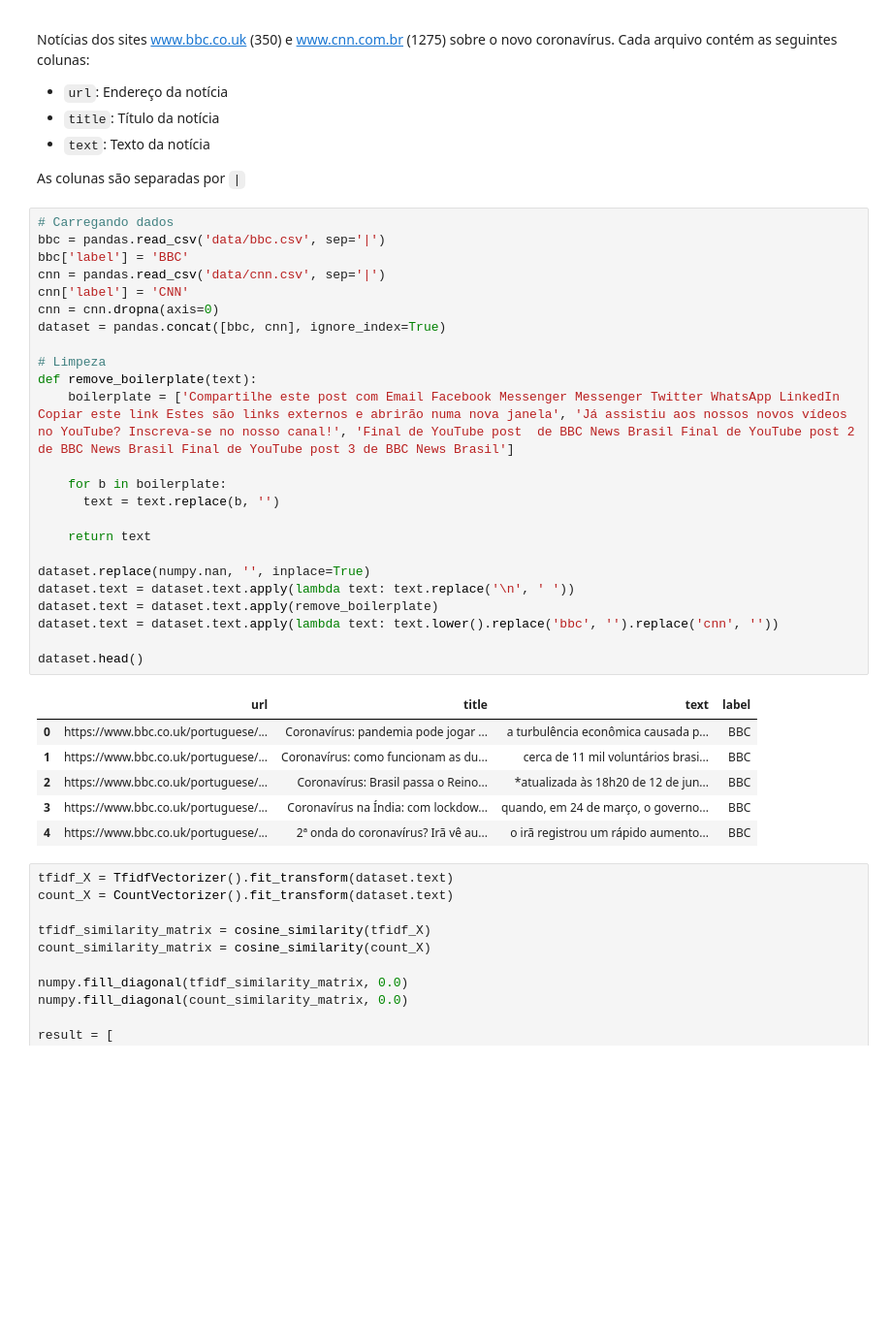
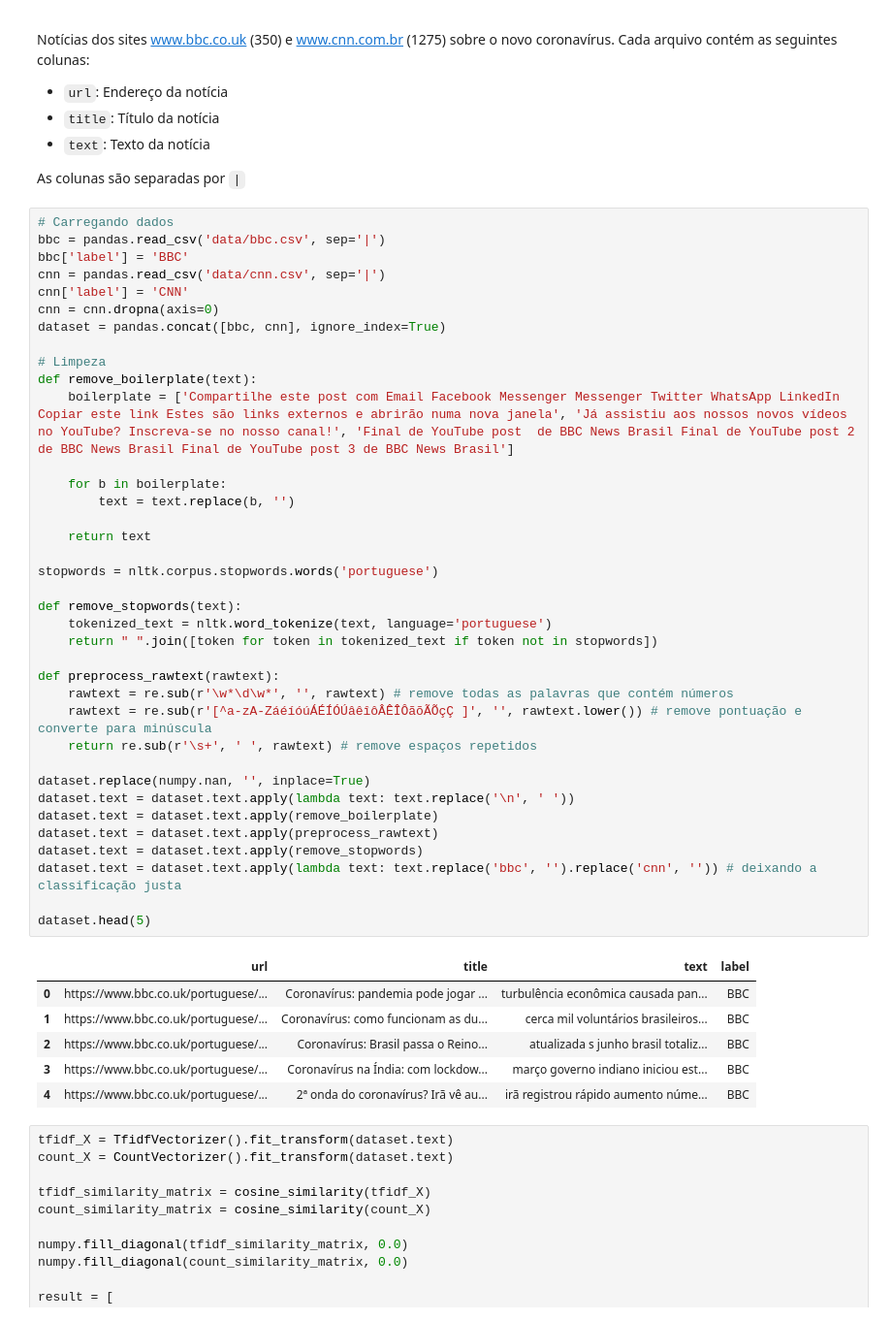
Before and after one commit to valeriojr/ecom063-pln, a Jupyter notebook: Processamento de linguagem natural - 3ª lista de exercícios.ipynb, the cells around one changed output. Shown at 97% size. Cells and saved outputs as stored; diff of their text form; blank space fills up the shorter version.

```diff
--- a/Processamento de linguagem natural - 3ª lista de exercícios.ipynb
+++ b/Processamento de linguagem natural - 3ª lista de exercícios.ipynb
@@ -74,34 +75,47 @@ As colunas são separadas por `|`
 # %%
 # Carregando dados
 bbc = pandas.read_csv('data/bbc.csv', sep='|')
 bbc['label'] = 'BBC'
 cnn = pandas.read_csv('data/cnn.csv', sep='|')
 cnn['label'] = 'CNN'
 cnn = cnn.dropna(axis=0)
 dataset = pandas.concat([bbc, cnn], ignore_index=True)
 
 # Limpeza
 def remove_boilerplate(text):
     boilerplate = ['Compartilhe este post com Email Facebook Messenger Messenger Twitter WhatsApp LinkedIn Copiar este link Estes são links externos e abrirão numa nova janela', 'Já assistiu aos nossos novos vídeos no YouTube? Inscreva-se no nosso canal!', 'Final de YouTube post  de BBC News Brasil Final de YouTube post 2 de BBC News Brasil Final de YouTube post 3 de BBC News Brasil']
 
     for b in boilerplate:
-      text = text.replace(b, '')
+        text = text.replace(b, '')
 
     return text
+
+stopwords = nltk.corpus.stopwords.words('portuguese')
+
+def remove_stopwords(text):
+    tokenized_text = nltk.word_tokenize(text, language='portuguese')
+    return " ".join([token for token in tokenized_text if token not in stopwords])
+
+def preprocess_rawtext(rawtext):
+    rawtext = re.sub(r'\w*\d\w*', '', rawtext) # remove todas as palavras que contém números
+    rawtext = re.sub(r'[^a-zA-ZáéíóúÁÉÍÓÚâêîôÂÊÎÔãõÃÕçÇ ]', '', rawtext.lower()) # remove pontuação e converte para minúscula
+    return re.sub(r'\s+', ' ', rawtext) # remove espaços repetidos
 
 dataset.replace(numpy.nan, '', inplace=True)
 dataset.text = dataset.text.apply(lambda text: text.replace('\n', ' '))
 dataset.text = dataset.text.apply(remove_boilerplate)
-dataset.text = dataset.text.apply(lambda text: text.lower().replace('bbc', '').replace('cnn', ''))
+dataset.text = dataset.text.apply(preprocess_rawtext)
+dataset.text = dataset.text.apply(remove_stopwords)
+dataset.text = dataset.text.apply(lambda text: text.replace('bbc', '').replace('cnn', '')) # deixando a classificação justa
 
-dataset.head()
+dataset.head(5)
 # %% [output]
 |  | url | title | text | label |
-| 0 | https://www.bbc.co.uk/portuguese/... | Coronavírus: pandemia pode jogar ... | a turbulência econômica causada p... | BBC |
-| 1 | https://www.bbc.co.uk/portuguese/... | Coronavírus: como funcionam as du... | cerca de 11 mil voluntários brasi... | BBC |
-| 2 | https://www.bbc.co.uk/portuguese/... | Coronavírus: Brasil passa o Reino... | *atualizada às 18h20 de 12 de jun... | BBC |
-| 3 | https://www.bbc.co.uk/portuguese/... | Coronavírus na Índia: com lockdow... | quando, em 24 de março, o governo... | BBC |
-| 4 | https://www.bbc.co.uk/portuguese/... | 2ª onda do coronavírus? Irã vê au... | o irã registrou um rápido aumento... | BBC |
+| 0 | https://www.bbc.co.uk/portuguese/... | Coronavírus: pandemia pode jogar ... | turbulência econômica causada pan... | BBC |
+| 1 | https://www.bbc.co.uk/portuguese/... | Coronavírus: como funcionam as du... | cerca mil voluntários brasileiros... | BBC |
+| 2 | https://www.bbc.co.uk/portuguese/... | Coronavírus: Brasil passa o Reino... | atualizada s junho brasil totaliz... | BBC |
+| 3 | https://www.bbc.co.uk/portuguese/... | Coronavírus na Índia: com lockdow... | março governo indiano iniciou est... | BBC |
+| 4 | https://www.bbc.co.uk/portuguese/... | 2ª onda do coronavírus? Irã vê au... | irã registrou rápido aumento núme... | BBC |
 # %%
 tfidf_X = TfidfVectorizer().fit_transform(dataset.text)
 count_X = CountVectorizer().fit_transform(dataset.text)
```
Also changed, not shown: parts of 73 cells of this notebook.
